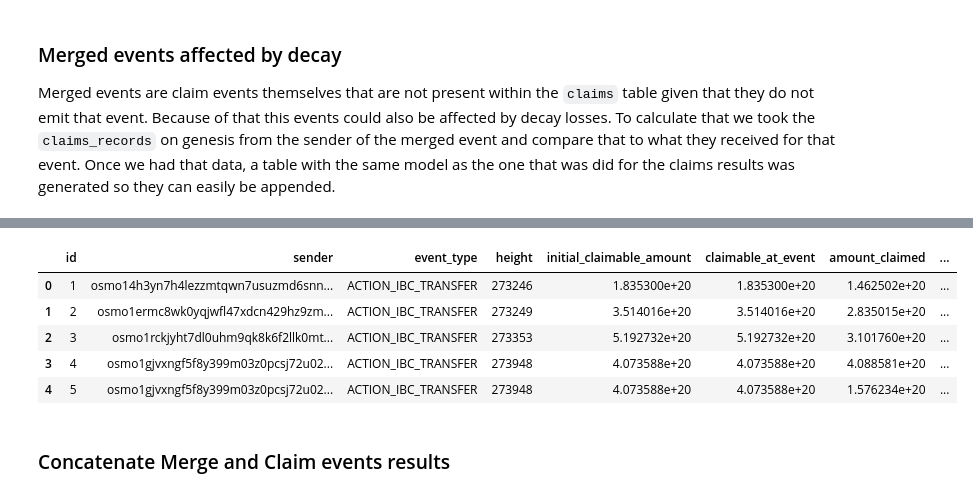
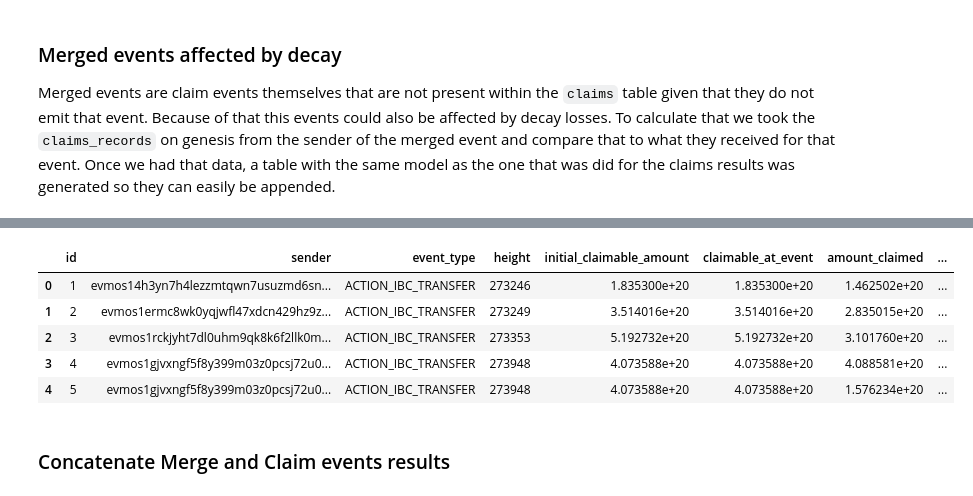
Before and after one commit to evmos/decay-analysis, a Jupyter notebook: decay-data.ipynb, the cells around one changed output, grey strips where cells are left out. Saved outputs shown, nothing was run; the diff lists cells and outputs as text; code cells hidden in the pictures.

Commit message:
fix osmosis prefix addresses on merge events results

```diff
--- a/decay-data.ipynb
+++ b/decay-data.ipynb
@@ -188,17 +191,17 @@ merge_event_copy.head()
 # %%
 # generate a new results dataframe with the merged events in the same format as the one for claims
 merged_output = []
 for index, row in merge_event_copy.iterrows():
-    merged_output.append((row['id'], row['sender'], "ACTION_IBC_TRANSFER", row['height'], row['sender_genesis_claim_record'], row['sender_genesis_claim_record'], row['claimed_coins'], row['lost_amount']))
+    merged_output.append((row['id'], row['sender_evmos_prefix'], "ACTION_IBC_TRANSFER", row['height'], row['sender_genesis_claim_record'], row['sender_genesis_claim_record'], row['claimed_coins'], row['lost_amount']))
 merged_result = pd.DataFrame(merged_output, columns=['id', 'sender','event_type', 'height', 'initial_claimable_amount', 'claimable_at_event', 'amount_claimed', 'lost_amount'])
 merged_result.head()
 # %% [output]
 |  | id | sender | event_type | height | initial_claimable_amount | claimable_at_event | amount_claimed | ... |
-| 0 | 1 | osmo14h3yn7h4lezzmtqwn7usuzmd6snn... | ACTION_IBC_TRANSFER | 273246 | 1.835300e+20 | 1.835300e+20 | 1.462502e+20 | ... |
-| 1 | 2 | osmo1ermc8wk0yqjwfl47xdcn429hz9zm... | ACTION_IBC_TRANSFER | 273249 | 3.514016e+20 | 3.514016e+20 | 2.835015e+20 | ... |
-| 2 | 3 | osmo1rckjyht7dl0uhm9qk8k6f2llk0mt... | ACTION_IBC_TRANSFER | 273353 | 5.192732e+20 | 5.192732e+20 | 3.101760e+20 | ... |
-| 3 | 4 | osmo1gjvxngf5f8y399m03z0pcsj72u02... | ACTION_IBC_TRANSFER | 273948 | 4.073588e+20 | 4.073588e+20 | 4.088581e+20 | ... |
-| 4 | 5 | osmo1gjvxngf5f8y399m03z0pcsj72u02... | ACTION_IBC_TRANSFER | 273948 | 4.073588e+20 | 4.073588e+20 | 1.576234e+20 | ... |
+| 0 | 1 | evmos14h3yn7h4lezzmtqwn7usuzmd6sn... | ACTION_IBC_TRANSFER | 273246 | 1.835300e+20 | 1.835300e+20 | 1.462502e+20 | ... |
+| 1 | 2 | evmos1ermc8wk0yqjwfl47xdcn429hz9z... | ACTION_IBC_TRANSFER | 273249 | 3.514016e+20 | 3.514016e+20 | 2.835015e+20 | ... |
+| 2 | 3 | evmos1rckjyht7dl0uhm9qk8k6f2llk0m... | ACTION_IBC_TRANSFER | 273353 | 5.192732e+20 | 5.192732e+20 | 3.101760e+20 | ... |
+| 3 | 4 | evmos1gjvxngf5f8y399m03z0pcsj72u0... | ACTION_IBC_TRANSFER | 273948 | 4.073588e+20 | 4.073588e+20 | 4.088581e+20 | ... |
+| 4 | 5 | evmos1gjvxngf5f8y399m03z0pcsj72u0... | ACTION_IBC_TRANSFER | 273948 | 4.073588e+20 | 4.073588e+20 | 1.576234e+20 | ... |
 # %%
 # Address whose decay loss is bigger than 0
 impacted_merged_event_results = merged_result.loc[merged_result['lost_amount'] > 0]
```
Also changed, not shown: parts of 3 cells of this notebook, 4 other files.
